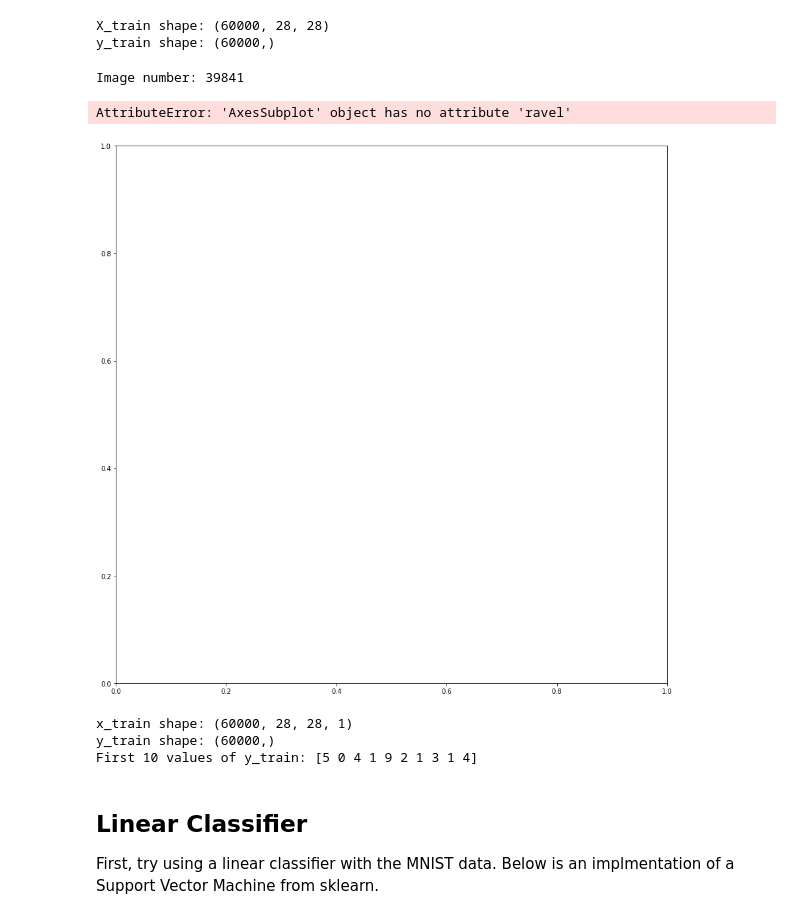
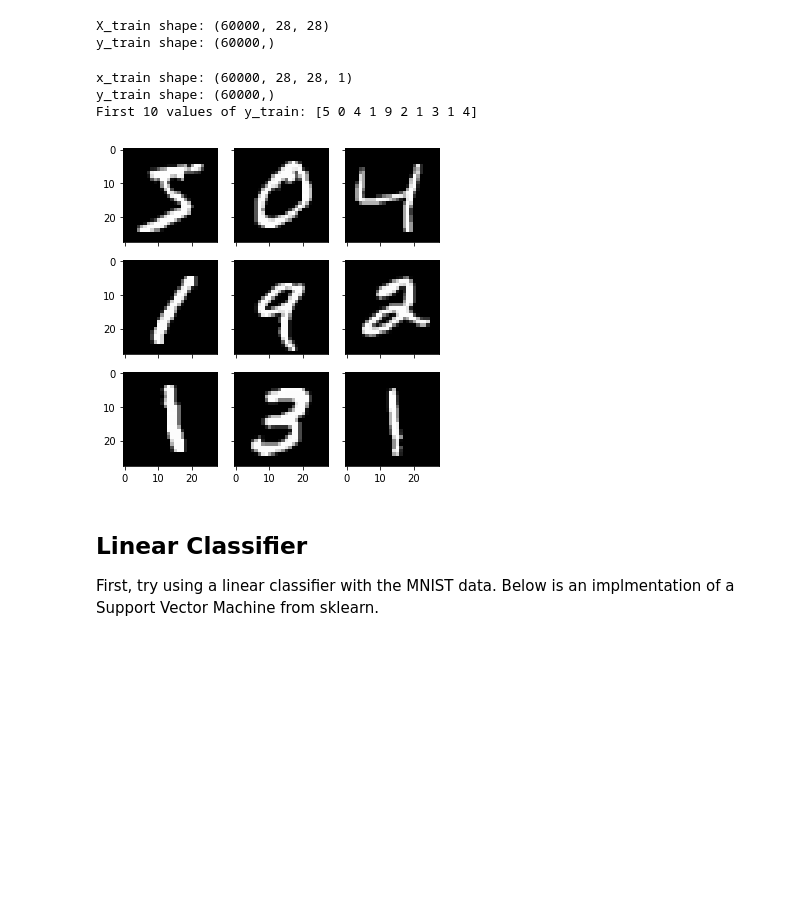
Before and after one commit to vanvalenlab/intro-to-deepcell, a Jupyter notebook: Neural-Networks.ipynb, the cells around one changed output. Drawn from its saved outputs; the diff is of its cells as text; code cells hidden in the pictures; blank space fills up the shorter version.

```diff
--- a/Neural-Networks.ipynb
+++ b/Neural-Networks.ipynb
@@ -38,47 +34,38 @@ print('y_train shape:', y_train.shape)
 # %% [output]
 X_train shape: (60000, 28, 28)
 y_train shape: (60000,)
+# %%
+# Reshape data if necessary
+X_train = np.expand_dims(X_train, axis=-1)
+X_test = np.expand_dims(X_test, axis=-1)
+
+# normalize the data: set pixel values to be in range [0, 1]
+X_train = X_train.astype('float32')
+X_test = X_test.astype('float32')
+X_train /= 255.
+X_test /= 255.
+
+print('x_train shape:', X_train.shape)
+print('y_train shape:', y_train.shape)
+print('First 10 values of y_train:', y_train[:10])
+# %% [output]
+x_train shape: (60000, 28, 28, 1)
+y_train shape: (60000,)
+First 10 values of y_train: [5 0 4 1 9 2 1 3 1 4]
 # %%
-# View the raw data
+# View the data
 import matplotlib.pyplot as plt
 
-index = np.random.randint(low=0, high=X_train.shape[0])
-print('Image number:', index)
-
-fig, axes = plt.subplots(ncols=1, nrows=1, figsize=(15, 15), sharex=True, sharey=True)
+fig, axes = plt.subplots(ncols=3, nrows=3, figsize=(5, 5), sharex=True, sharey=True)
 ax = axes.ravel()
 
-ax[0].imshow(X_train[index])
-ax[0].set_title('Source Image')
-
-ax[1].imshow(y_train[index])
-ax[1].set_title('Label Image')
+for i in range(0, 9):
+    ax[i].imshow(X_train[i, ..., 0], cmap='gray')
 
 fig.tight_layout()
 plt.show()
 # %% [output]
-Image number: 39841
-AttributeError: 'AxesSubplot' object has no attribute 'ravel'
-[figure, old version]
+[figure, new version]
-# %%
-# Reshape data if necessary
-X_train = X_train.reshape(X_train.shape[0], img_rows, img_cols, 1)
-X_test = X_test.reshape(X_test.shape[0], img_rows, img_cols, 1)
-input_shape = (img_rows, img_cols, 1) # (batches, rows, cols, channels)
-
-# normalize the data: set pixel values to be in range [0, 1]
-X_train = X_train.astype('float32')
-X_test = X_test.astype('float32')
-X_train /= 255.
-X_test /= 255.
-
-print('x_train shape:', X_train.shape)
-print('y_train shape:', y_train.shape)
-print('First 10 values of y_train:', y_train[:10])
-# %% [output]
-x_train shape: (60000, 28, 28, 1)
-y_train shape: (60000,)
-First 10 values of y_train: [5 0 4 1 9 2 1 3 1 4]
 # %% [markdown]
 ## Linear Classifier
 
```
Also changed, not shown: parts of 9 cells of this notebook, 2 other files.
